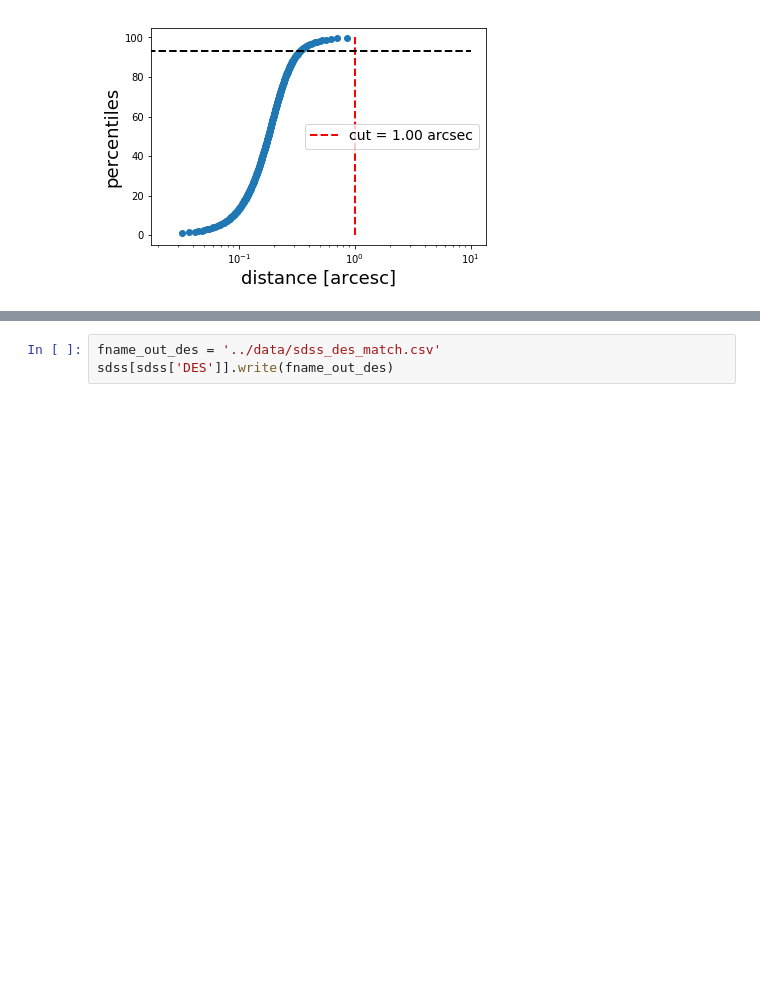
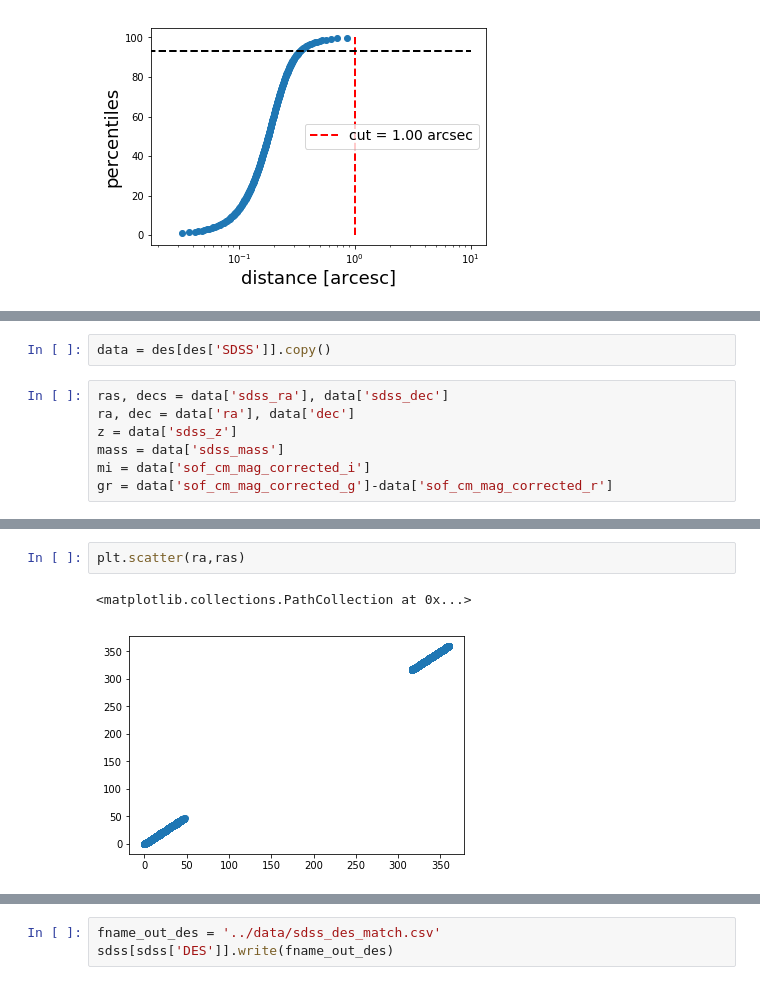
Before and after one commit to estevesjh/fnalFall2022, a Jupyter notebook: notebooks/5.matchSDSS+GALEX+WISExDESY3.ipynb, the cells around one changed output, grey strips where cells are left out. Drawn from its saved outputs; the diff is of its cells as text; blank space fills up the shorter version.

```diff
--- a/notebooks/5.matchSDSS+GALEX+WISExDESY3.ipynb
+++ b/notebooks/5.matchSDSS+GALEX+WISExDESY3.ipynb
@@ -207,0 +217,9 @@ plt.scatter(zD[mask],massD[mask])
+# %%
+data = des[des['SDSS']].copy()
+# %%
+ras, decs = data['sdss_ra'], data['sdss_dec']
+ra, dec = data['ra'], data['dec']
+z = data['sdss_z']
+mass = data['sdss_mass']
+mi = data['sof_cm_mag_corrected_i']
+gr = data['sof_cm_mag_corrected_g']-data['sof_cm_mag_corrected_r']
@@ -207,0 +233,5 @@ plt.scatter(zD[mask],massD[mask])
+# %%
+plt.scatter(ra,ras)
+# %% [output]
+<matplotlib.collections.PathCollection at 0x...>
+[figure, added]
```
Also changed, not shown: parts of 25 cells of this notebook, 15 other files.
